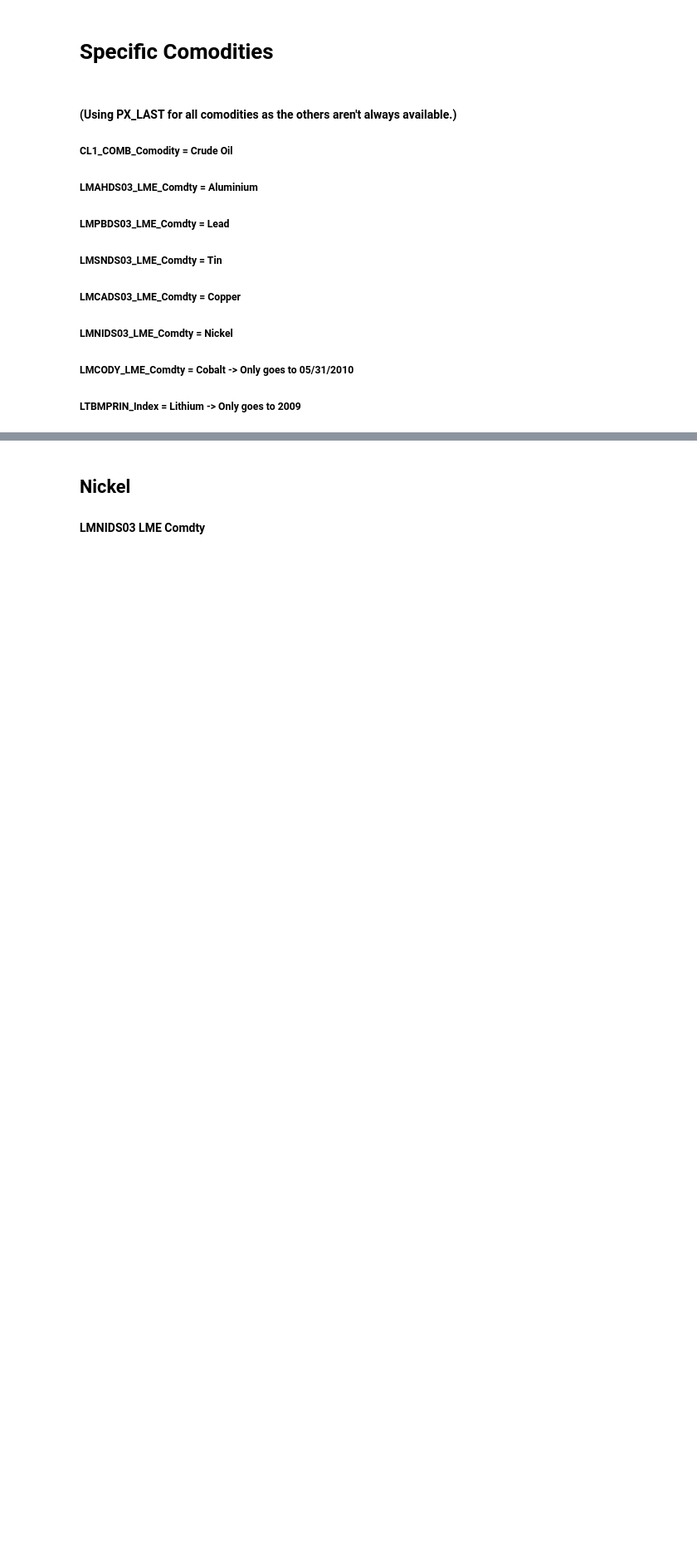
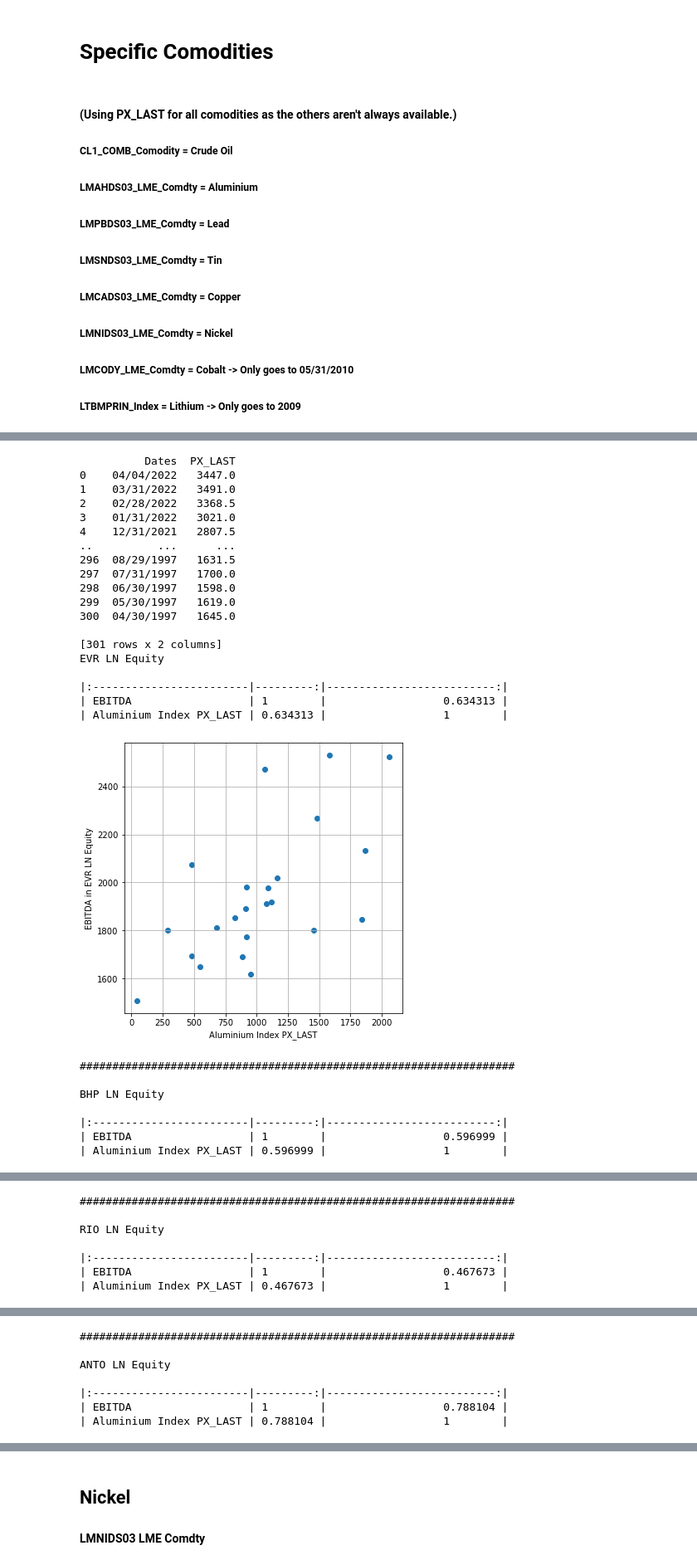
Before and after one commit to ADSMining/Mining, a Jupyter notebook: Notebooks/Datasets/Commodity_price_dataset/CommodityData.ipynb, the cells around one changed output, grey strips where cells are left out. Shown at 83% size. Saved outputs shown, nothing was run; the diff lists cells and outputs as text; code cells hidden in the pictures; blank space fills up the shorter version.

```diff
--- a/Notebooks/Datasets/Commodity_price_dataset/CommodityData.ipynb
+++ b/Notebooks/Datasets/Commodity_price_dataset/CommodityData.ipynb
@@ -370,0 +415,33 @@ KeyError: -1
+# %%
+comodity_name = "Aluminium Index"
+LMAHDS03_LME_Comdty = pd.read_csv('LMAHDS03_LME_Comdty.csv'  , index_col=False, names=["Dates", "PX_LAST"])#Aluminium
+LMAHDS03_LME_Comdty = format_commodity_data_of_form_DATES_AND_PX_LAST(LMAHDS03_LME_Comdty)
+showCorrelationAndScatter(comodity_name, LMAHDS03_LME_Comdty, companies_financial_dataset, company_names)
+# %% [output]
+          Dates  PX_LAST
+0    04/04/2022   3447.0
+1    03/31/2022   3491.0
+2    02/28/2022   3368.5
+3    01/31/2022   3021.0
+4    12/31/2021   2807.5
+..          ...      ...
+296  08/29/1997   1631.5
+297  07/31/1997   1700.0
+298  06/30/1997   1598.0
+299  05/30/1997   1619.0
+300  04/30/1997   1645.0
+
+[301 rows x 2 columns]
+EVR LN Equity
+
+|:------------------------|---------:|--------------------------:|
+| EBITDA                  | 1        |                  0.634313 |
+| Aluminium Index PX_LAST | 0.634313 |                  1        |
+[figure, added]
+###################################################################
+
+BHP LN Equity
+
+|:------------------------|---------:|--------------------------:|
+| EBITDA                  | 1        |                  0.596999 |
+| Aluminium Index PX_LAST | 0.596999 |                  1        |
@@ -370,0 +449,7 @@ KeyError: -1
+###################################################################
+
+RIO LN Equity
+
+|:------------------------|---------:|--------------------------:|
+| EBITDA                  | 1        |                  0.467673 |
+| Aluminium Index PX_LAST | 0.467673 |                  1        |
@@ -370,0 +457,7 @@ KeyError: -1
+###################################################################
+
+ANTO LN Equity
+
+|:------------------------|---------:|--------------------------:|
+| EBITDA                  | 1        |                  0.788104 |
+| Aluminium Index PX_LAST | 0.788104 |                  1        |
```
Also changed, not shown: parts of 18 cells of this notebook, 7 other files.
